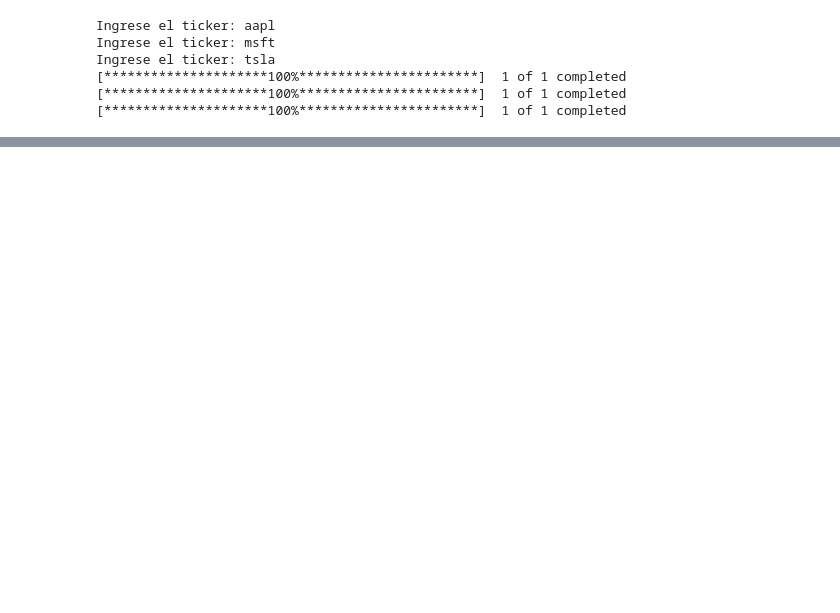
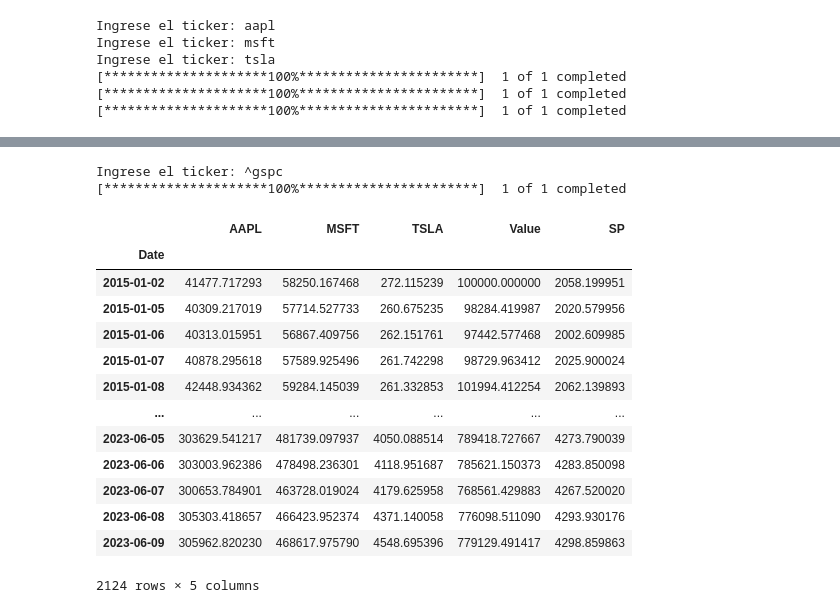
Before and after one commit to fowardelcac/Markowitz, a Jupyter notebook: Notebooks/notebook.ipynb, the cells around one changed output, grey strips where cells are left out. Drawn from its saved outputs; the diff is of its cells as text; code cells hidden in the pictures; blank space fills up the shorter version.

```diff
--- a/Notebooks/notebook.ipynb
+++ b/Notebooks/notebook.ipynb
@@ -224 +224,27 @@ dff
 2124 rows × 4 columns
+# %%
+assets = tickers(1)
+assets_df = descarga(assets, '2015-01-01')
+# %% [output]
+Ingrese el ticker: ^gspc
+[*********************100%***********************]  1 of 1 completed
+# %%
+spy = pd.DataFrame(assets_df[0])
+spy.columns = ['SPY']
+dff['SP'] = spy
+dff
+# %% [output]
+|  | AAPL | MSFT | TSLA | Value | SP |
+| Date |  |  |  |  |  |
+| 2015-01-02 | 41477.717293 | 58250.167468 | 272.115239 | 100000.000000 | 2058.199951 |
+| 2015-01-05 | 40309.217019 | 57714.527733 | 260.675235 | 98284.419987 | 2020.579956 |
+| 2015-01-06 | 40313.015951 | 56867.409756 | 262.151761 | 97442.577468 | 2002.609985 |
+| 2015-01-07 | 40878.295618 | 57589.925496 | 261.742298 | 98729.963412 | 2025.900024 |
+| 2015-01-08 | 42448.934362 | 59284.145039 | 261.332853 | 101994.412254 | 2062.139893 |
+| ... | ... | ... | ... | ... | ... |
+| 2023-06-05 | 303629.541217 | 481739.097937 | 4050.088514 | 789418.727667 | 4273.790039 |
+| 2023-06-06 | 303003.962386 | 478498.236301 | 4118.951687 | 785621.150373 | 4283.850098 |
+| 2023-06-07 | 300653.784901 | 463728.019024 | 4179.625958 | 768561.429883 | 4267.520020 |
+| 2023-06-08 | 305303.418657 | 466423.952374 | 4371.140058 | 776098.511090 | 4293.930176 |
+| 2023-06-09 | 305962.820230 | 468617.975790 | 4548.695396 | 779129.491417 | 4298.859863 |
+2124 rows × 5 columns
```
Also changed, not shown: parts of 7 cells of this notebook.
